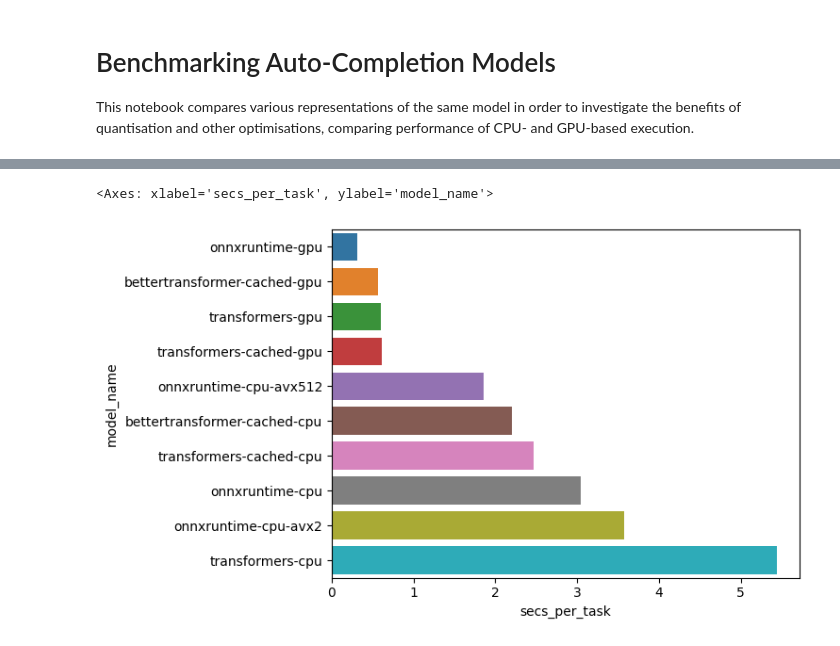
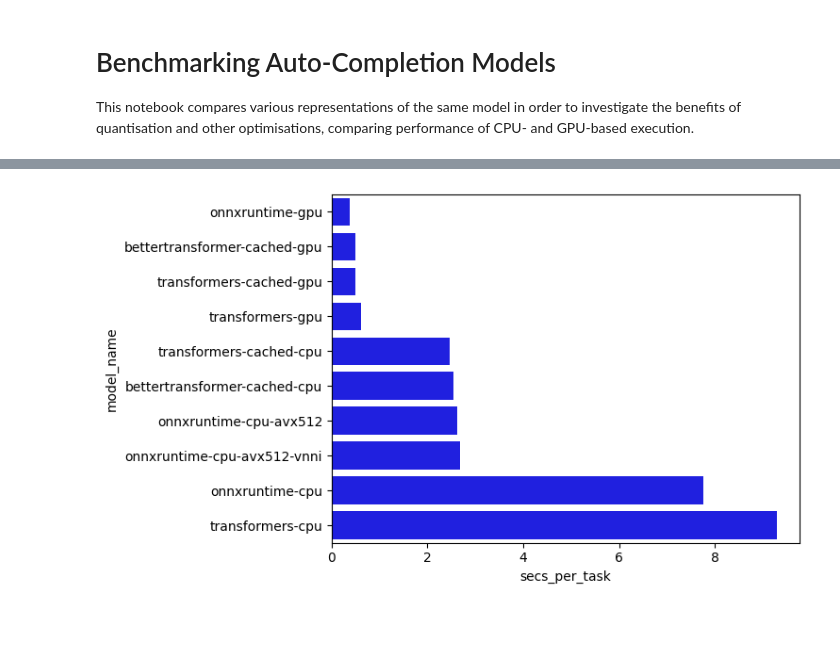
Before and after one commit to appliedAI-Initiative/autodev, a Jupyter notebook: autodev/benchmark_completion_models.ipynb, the cells around one changed output, grey strips where cells are left out. Cells and saved outputs as stored; diff of their text form; code cells hidden in the pictures.

```diff
--- a/autodev/benchmark_completion_models.ipynb
+++ b/autodev/benchmark_completion_models.ipynb
@@ -23,4 +29,5 @@ num_burnin_applications = 1
 # %%
 # load completion tasks
 prefix = "def add(x, y):\n"
-completion_tasks = [CompletionTask(prefix, "", "python")]
+completion_tasks = [CompletionTask.from_file(p, "python") for p in Path("data/completion-tasks/python").iterdir()]
+log.info(f"{len(completion_tasks)} completion tasks loaded")
@@ -42,13 +51,15 @@ transformers_model_path = "bigcode/santacoder"
 onnx_model_path = "models/santacoder_onnx"
 onnx_avx2_model_path = "models/santacoder_onnx_avx2"
 onnx_avx512_model_path = "models/santacoder_onnx_avx512"
+onnx_avx512_vnni_model_path = "models/santacoder_onnx_avx512-vnni"
 bt = ModelTransformationBetterTransformer()
 models = {
     "transformers-cached-cpu": (lambda: create_model(transformers_model_path, "cpu")),
     "transformers-cpu": (lambda: create_model(transformers_model_path, "cpu", nocache=True)),
     "onnxruntime-cpu": (lambda: create_model(onnx_model_path, "cpu")),
-    "onnxruntime-cpu-avx2": (lambda: create_model(onnx_avx2_model_path, "cpu")),
+    #"onnxruntime-cpu-avx2": (lambda: create_model(onnx_avx2_model_path, "cpu")),
     "onnxruntime-cpu-avx512": (lambda: create_model(onnx_avx512_model_path, "cpu")),
+    "onnxruntime-cpu-avx512-vnni": (lambda: create_model(onnx_avx512_vnni_model_path, "cpu")),
     "bettertransformer-cached-cpu": (lambda: create_model(transformers_model_path, "cpu", transform=bt)),
 }
 if torch.cuda.is_available():
@@ -61,6 +72,8 @@ if torch.cuda.is_available():
     })
 # %%
 # apply benchmarking
+monitoring_thread = ResourceUsageMonitoringThread()
+monitoring_thread.start()
 rows = []
 for model_name, cm_factory in models.items():
     log.info(f"Starting evaluation of {model_name}")
@@ -70,6 +83,7 @@ for model_name, cm_factory in models.items():
     num_chars = 0
     for i in range(num_applications + num_burnin_applications):
         if i == num_burnin_applications:
+            monitoring_thread.begin_collection(model_name)
             tstart = time()
             num_chars = 0
         for completion_task in completion_tasks:
@@ -77,7 +91,14 @@ for model_name, cm_factory in models.items():
             num_chars += len(result.completion)
     time_taken = time() - tstart
     log.info(f"{model_name}: time taken = {time_taken}s")
-    rows.append(dict(model_name=model_name, time_taken=time_taken, num_chars=num_chars,
-        secs_per_task=time_taken/(num_applications*len(completion_tasks)), load_time=load_time))
+    resource_usage = monitoring_thread.end_collection()
+    row = dict(model_name=model_name, time_taken=time_taken, num_chars=num_chars,
+        secs_per_task=time_taken/(num_applications*len(completion_tasks)), load_time=load_time,
+        cpu_usage=resource_usage.cpu_utilization_percent(agg=np.median),
+        gpu_usage=resource_usage.gpu_utilization_percent(agg=np.median),
+        ram_gb=resource_usage.system_memory_usage_mb(agg=np.median) / 1000,
+        vram_gb=resource_usage.gpu_memory_usage_mb(agg=np.median) / 1000)
+    log.info(f"{row}")
+    rows.append(row)
     del completion_model
 # %% [output]
@@ -168,6 +202,5 @@ INFO  2023-07-08 10:39:40,910 autodev.autocomplete.model:create_model - Loading
 ... (3 outputs left out)
 # %%
-df = pd.DataFrame(rows)
-df.sort_values("secs_per_task", inplace=True)
+df = pd.DataFrame(rows).sort_values("secs_per_task").reset_index()
 df
 # %% [output]
@@ -185,5 +218,5 @@ df
 # %%
 import seaborn as sns
 
-sns.barplot(x="secs_per_task", y="model_name", data=df)
+sns.barplot(x="secs_per_task", y="model_name", data=df, color="blue")
 # %% [output]
@@ -191,2 +224 @@ INFO  2023-07-08 10:49:08,844 matplotlib.font_manager:_load_fontmanager - genera
-<Axes: xlabel='secs_per_task', ylabel='model_name'>
-[figure, old version]
+[figure, new version]
```
Also changed, not shown: parts of 7 cells of this notebook.
